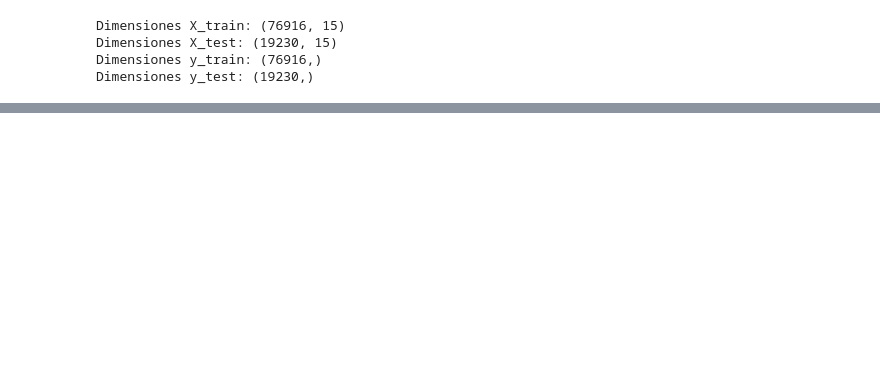
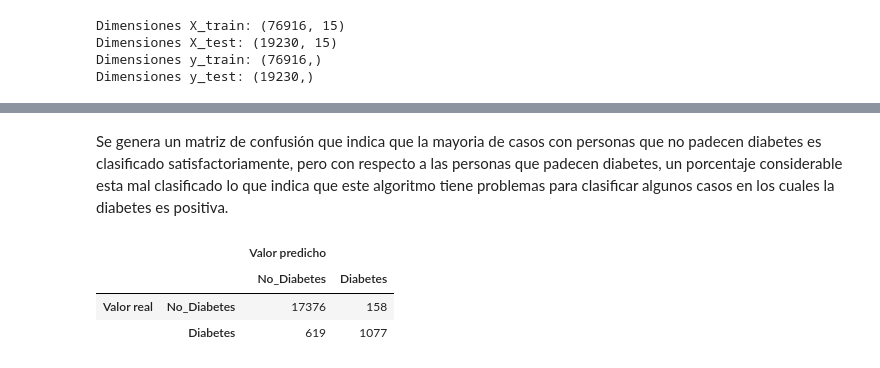
Before and after one commit to ricartorres/InsuficienciaC, a Jupyter notebook: scripts/training/training.ipynb, the cells around one changed output, grey strips where cells are left out. Cells and saved outputs as stored; diff of their text form; code cells hidden in the pictures; blank space fills up the shorter version.

```diff
--- a/scripts/training/training.ipynb
+++ b/scripts/training/training.ipynb
@@ -7,0 +19,7 @@ import matplotlib.pyplot as plt
+# %%
+def list_confusion_matrix(cm,classes):
+  df = pd.DataFrame(data = cm,
+                    index = pd.MultiIndex.from_product([['Valor real'], classes]),
+                    columns = pd.MultiIndex.from_product([['Valor predicho'], classes]))
+
+  return df
@@ -60,0 +105,3 @@ plt.show()
+# %%
+model_lg = joblib.load("lg_best_model.joblib")
+y_pred_lg = model_lg.predict(X_test)
@@ -60,0 +121,10 @@ plt.show()
+# %% [markdown]
+Se genera un matriz de confusión que indica que la mayoria de casos con personas que no padecen diabetes es clasificado satisfactoriamente, pero con respecto a las personas que padecen diabetes, un porcentaje considerable esta mal clasificado lo que indica que este algoritmo tiene problemas para clasificar algunos casos en los cuales la diabetes es positiva.
+# %%
+lg_mat = confusion_matrix(y_test, y_pred_lg)
+list_confusion_matrix(lg_mat, ['No_Diabetes', 'Diabetes'])
+# %% [output]
+|  |  | Valor predicho |  |
+|  |  | No_Diabetes | Diabetes |
+| Valor real | No_Diabetes | 17376 | 158 |
+|  | Diabetes | 619 | 1077 |
```
Also changed, not shown: parts of 41 cells of this notebook.
